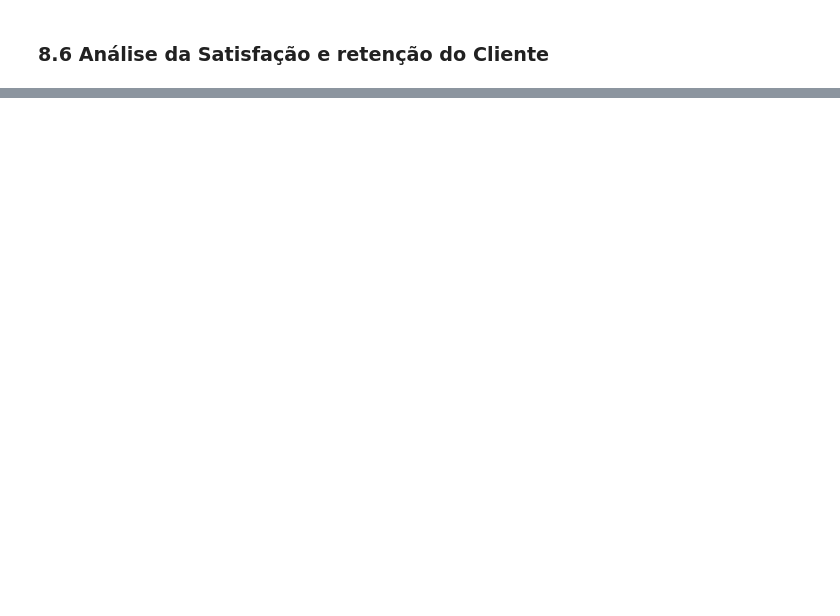
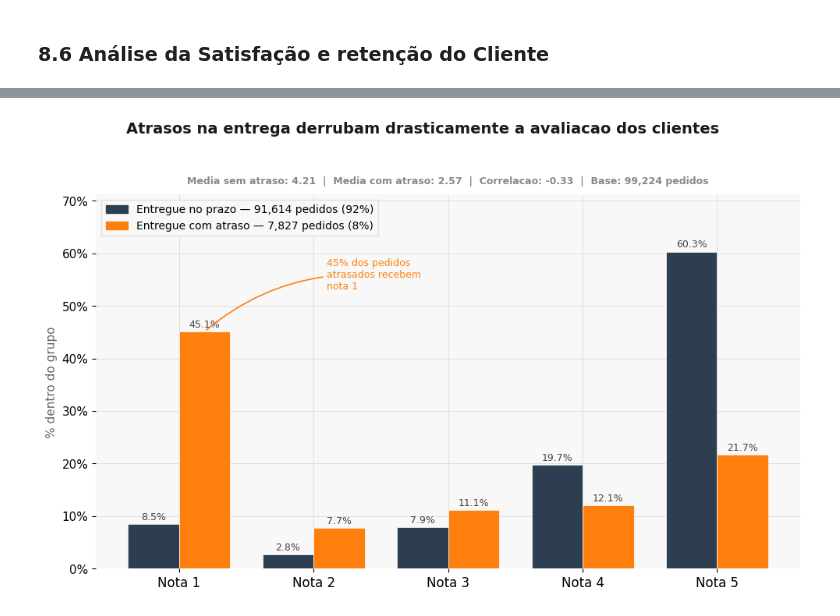
Before and after one commit to evellynjardini/Data-Analytics---Grupo-24, a Jupyter notebook: 1 - Projeto-Olist-KPIs/notebooks/Tech_Challenge_Grupo24_.ipynb, the cells around one changed output, grey strips where cells are left out. Drawn from its saved outputs; the diff is of its cells as text; code cells hidden in the pictures; blank space fills up the shorter version.

```diff
--- a/1 - Projeto-Olist-KPIs/notebooks/Tech_Challenge_Grupo24_.ipynb
+++ b/1 - Projeto-Olist-KPIs/notebooks/Tech_Challenge_Grupo24_.ipynb
@@ -2973,0 +2813,96 @@ plt.show()
+# %%
+# --- 1. PREPARAÇÃO E FILTRO ---
+
+# ───────────────────────── KPI 1: médias e correlação ─────────────────────────
+kpi_review       = df_consolidado.groupby("atrasado")["review_score"].mean()
+correlacao       = df_consolidado[["atrasado", "review_score"]].corr().iloc[0, 1]
+sem_atraso_total = int((~df_consolidado["atrasado"]).sum())   # 91 614
+com_atraso_total = int(df_consolidado["atrasado"].sum())       # 7 827
+
+dist = (
+    df_consolidado[df_consolidado["review_score"].isin([1, 2, 3, 4, 5])]
+    .groupby(["atrasado", "review_score"])
+    .size()
+    .unstack(fill_value=0)
+)
+sem_pct = (dist.loc[False] / sem_atraso_total * 100).values
+com_pct = (dist.loc[True]  / com_atraso_total * 100).values
+
+# --- 2. CONFIGURAÇÃO DO GRÁFICO ---
+
+# ───────────────────────── FIGURA 1 — KPI 1: Distribuição de notas por status de entrega ─────────────────────────
+
+fig1, ax1 = plt.subplots(figsize=(10, 6))
+
+notas   = [1, 2, 3, 4, 5]
+x       = range(len(notas))
+largura = 0.38
+
+bars_sem = ax1.bar(
+    [i - largura / 2 for i in x], sem_pct,
+    width=largura, color=AZUL, zorder=3, edgecolor="white", linewidth=0.5
+)
+bars_com = ax1.bar(
+    [i + largura / 2 for i in x], com_pct,
+    width=largura, color=LARANJA, zorder=3, edgecolor="white", linewidth=0.5
+)
+
+# Rótulos nas barras
+for bar in list(bars_sem) + list(bars_com):
+    h = bar.get_height()
+    if h >= 1.5:
+        ax1.text(
+            bar.get_x() + bar.get_width() / 2, h + 0.4,
+            f"{h:.1f}%", ha="center", va="bottom", fontsize=9, color="#444444"
+        )
+
+ax1.set_xticks(list(x))
+ax1.set_xticklabels([f"Nota {n}" for n in notas], fontsize=12)
+ax1.yaxis.set_major_formatter(FuncFormatter(lambda v, _: f"{v:.0f}%"))
+ax1.set_ylabel("% dentro do grupo", fontsize=11, color="#666666")
+ax1.set_ylim(0, max(sem_pct.max(), com_pct.max()) * 1.18)
+
+# Anotação de destaque
+ax1.annotate(
+    "45% dos pedidos\natrasados recebem\nnota 1",
+    xy=(0 + largura / 2, com_pct[0]),
+    xytext=(1.1, com_pct[0] + 8),
+    fontsize=9, color=LARANJA, ha="left",
+    arrowprops=dict(arrowstyle="-", color=LARANJA, lw=1.2, connectionstyle="arc3,rad=0.2")
+)
+
+# Legenda
+patch_sem = mpatches.Patch(
+    color=AZUL,
+    label=f"Entregue no prazo — {sem_atraso_total:,} pedidos ({sem_atraso_total/len(df_consolidado)*100:.0f}%)"
+)
+patch_com = mpatches.Patch(
+    color=LARANJA,
+    label=f"Entregue com atraso — {com_atraso_total:,} pedidos ({com_atraso_total/len(df_consolidado)*100:.0f}%)"
+)
+legend = ax1.legend(
+    handles=[patch_sem, patch_com],
+    frameon=True, fontsize=10, loc="upper left",
+    framealpha=0.9, edgecolor="#DDDDDD", fancybox=False
+)
+legend.get_frame().set_linewidth(0.8)
+
+# Titulo e subtitulo via suptitle + set_title (funciona bem no Jupyter)
+fig1.suptitle(
+    "Atrasos na entrega derrubam drasticamente a avaliacao dos clientes",
+    fontsize=14, fontweight="bold", color="#1a1a1a",
+    x=0.5, y=1.03, ha="center"
+)
+ax1.set_title(
+    f"Media sem atraso: {kpi_review[False]:.2f}  |  "
+    f"Media com atraso: {kpi_review[True]:.2f}  |  "
+    f"Correlacao: {correlacao:.2f}  |  "
+    f"Base: {len(df):,} pedidos",
+    fontsize=9, color="#888888", pad=10
+)
+
+plt.tight_layout()
+plt.savefig("kpi1_review_score.png", dpi=150, bbox_inches="tight")
+plt.show()
+# %% [output]
+[figure, added]
```
Also changed, not shown: parts of 18 cells of this notebook.
